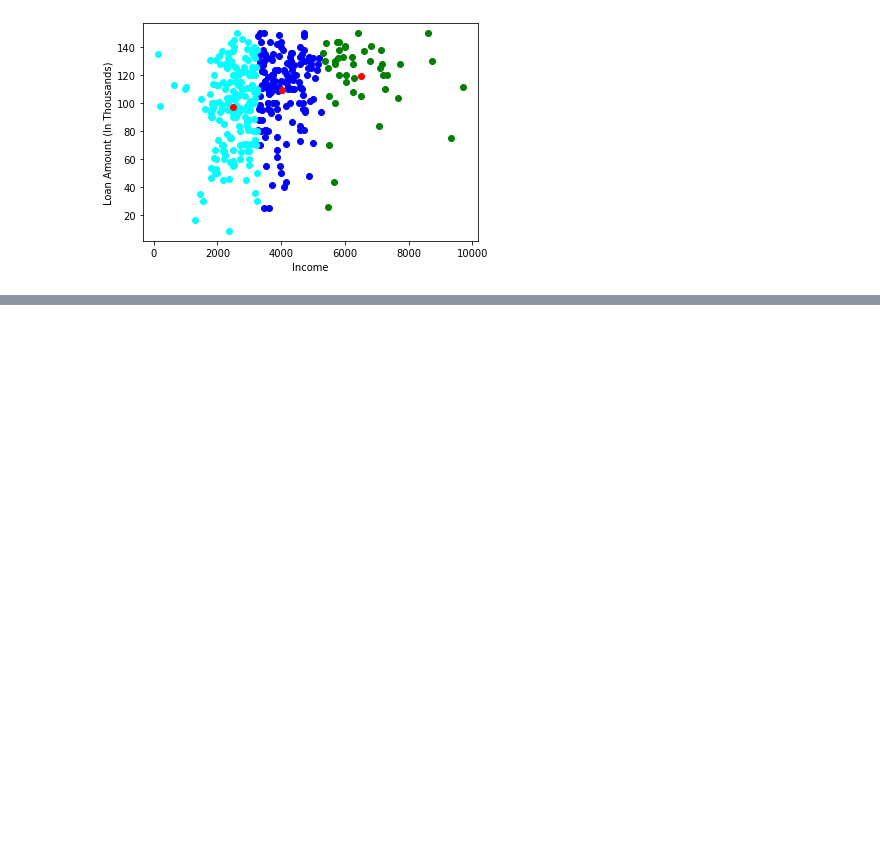
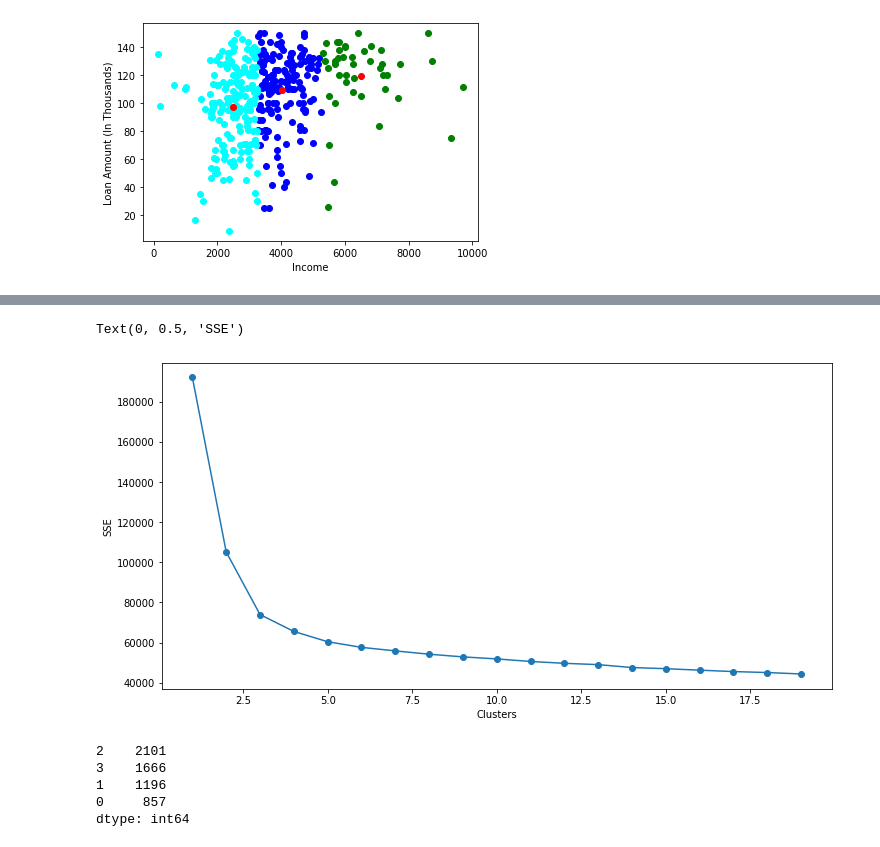
Before and after one commit to Neelam-Singhal/Unsupervised_Algorithms, a Jupyter notebook: kmeans.ipynb, the cells around one changed output, grey strips where cells are left out. Cells and saved outputs as stored; diff of their text form; code cells hidden in the pictures; blank space fills up the shorter version.

```diff
--- a/kmeans.ipynb
+++ b/kmeans.ipynb
@@ -118,0 +207,5 @@ plt.show()
+# %%
+from sklearn.preprocessing import StandardScaler
+scalar = StandardScaler()
+
+data_scaled = scalar.fit_transform(data)
@@ -118,0 +216,2 @@ plt.show()
+# %%
+data_scaled = pd.DataFrame(data_scaled)
@@ -118,0 +231,16 @@ plt.show()
+# %%
+SSE_scaled = []
+
+for cluster in range(1,20):
+    kmeans = KMeans(n_jobs = -1, n_clusters = cluster)
+    kmeans.fit(data_scaled)
+    SSE_scaled.append(kmeans.inertia_)
+# %%
+plt.figure(figsize=(12,6))
+frame_scaled = pd.DataFrame({'Cluster':range(1,20), 'SSE':SSE_scaled})
+plt.plot(frame_scaled['Cluster'], frame_scaled['SSE'], marker='o')
+plt.xlabel("Clusters")
+plt.ylabel("SSE")
+# %% [output]
+Text(0, 0.5, 'SSE')
+[figure, added]
@@ -118,0 +251,8 @@ plt.show()
+# %%
+pd.Series(pred).value_counts()
+# %% [output]
+2    2101
+3    1666
+1    1196
+0     857
+dtype: int64
```
Also changed, not shown: parts of 26 cells of this notebook, 1 other file.
